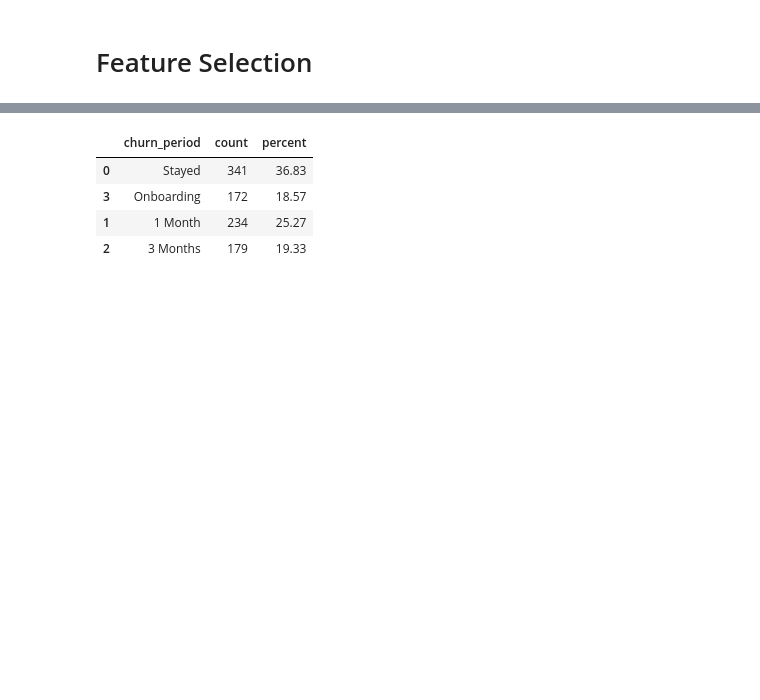
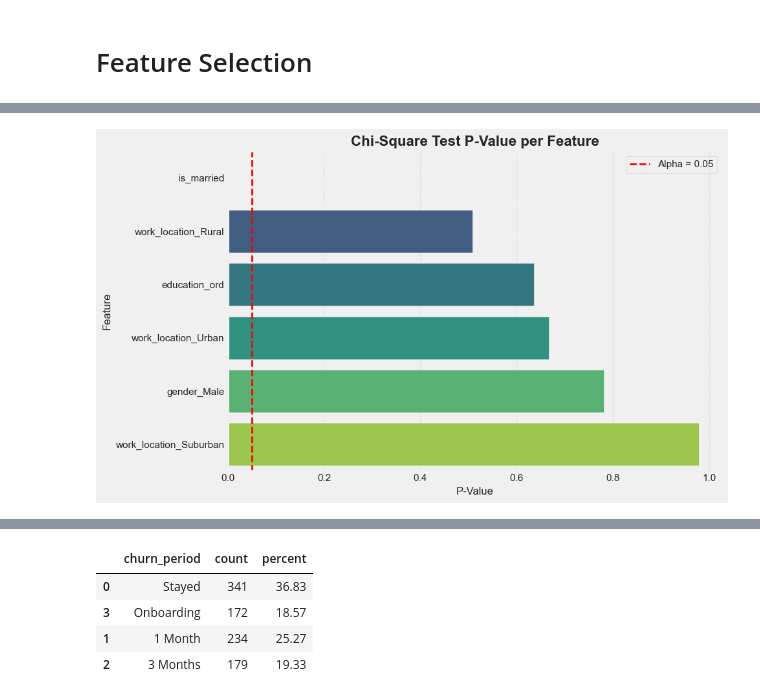
Before and after one commit to Riyura17/rakamin-final_project, a Jupyter notebook: Hans_On_final_Project.ipynb, the cells around one changed output, grey strips where cells are left out. Drawn from its saved outputs; the diff is of its cells as text; code cells hidden in the pictures; blank space fills up the shorter version.

```diff
--- a/Hans_On_final_Project.ipynb
+++ b/Hans_On_final_Project.ipynb
@@ -815,0 +725,7 @@ significant_features
+# %%
+numerical_cols = ['age', 'experience_years', 'monthly_target', 'target_achievement', 'working_hours_per_week', 'overtime_hours_per_week',
+                  'salary', 'commission_rate', 'job_satisfaction', 'manager_support_score', 'company_tenure_years', 'distance_to_office_km',
+                  'total_workload','overachiever_high_overtime','performance_efficiency','salary_to_target_ratio','salary_per_exp',
+                  'long_distance_overwork','high_overtime','low_satisfaction','high_ot_low_sat']
+categorical_cols = ['is_married','work_location_Rural','education_ord','work_location_Urban','work_location_Suburban','gender_Male']
+target= 'churn'
@@ -815,0 +770,29 @@ significant_features
+# %%
+import matplotlib.pyplot as plt
+import seaborn as sns
+import numpy as np
+
+# ====== 1) GRAFIK P-VALUE + GARIS BATAS SIGNIFIKAN ======
+alpha = 0.05  # threshold signifikan
+
+plt.figure(figsize=(10, 6))
+sns.barplot(
+    data=chi_df_engineered.sort_values("P_Value"),
+    x="P_Value",
+    y="Feature",
+    palette="viridis"
+)
+
+# garis batas signifikan
+plt.axvline(alpha, color='red', linestyle='--', linewidth=2, label='Alpha = 0.05')
+
+plt.title("Chi-Square Test P-Value per Feature", fontsize=16, fontweight='bold')
+plt.xlabel("P-Value", fontsize=12)
+plt.ylabel("Feature", fontsize=12)
+plt.legend()
+plt.grid(axis='x', linestyle='--', alpha=0.4)
+
+plt.tight_layout()
+plt.show()
+# %% [output]
+[figure, added]
```
Also changed, not shown: parts of 23 cells of this notebook.
